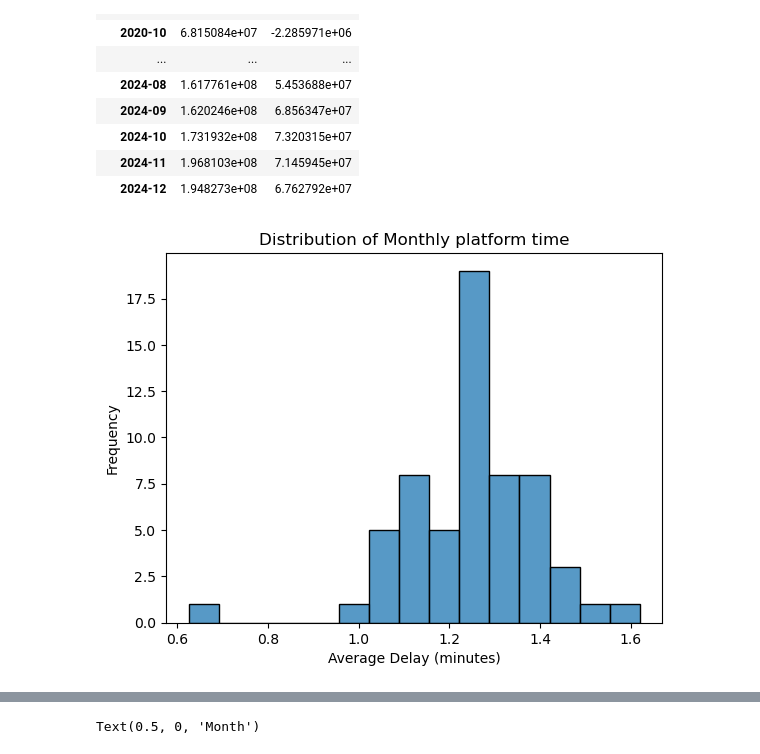
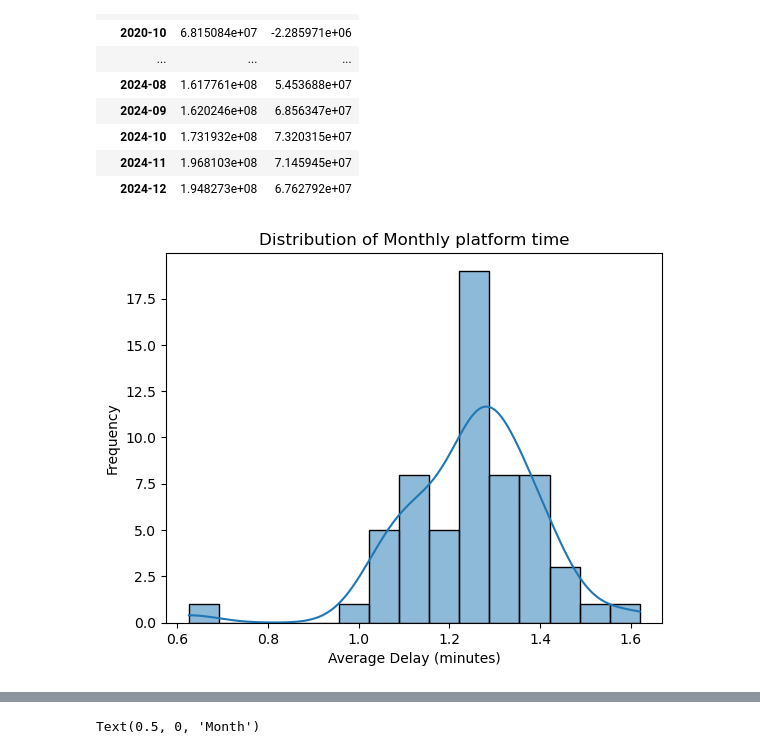
Before and after one commit to tali0n-git/MTA-subway-analysis, a Jupyter notebook: jessica-notebook.ipynb, the cells around one changed output, grey strips where cells are left out. Drawn from its saved outputs; the diff is of its cells as text; code cells hidden in the pictures.

```diff
--- a/jessica-notebook.ipynb
+++ b/jessica-notebook.ipynb
@@ -137,11 +137,13 @@ monthly_total
 | 2024-11 | 1.968103e+08 | 7.145945e+07 |
 | 2024-12 | 1.948273e+08 | 6.762792e+07 |
 # %%
-sns.histplot(monthly_delay['additional platform time'], bins=15)
+# Monthly delay for platform time
+
+sns.histplot(monthly_delay['additional platform time'], kde=True, bins=15)
 plt.title('Distribution of Monthly platform time')
 plt.xlabel('Average Delay (minutes)')
 plt.ylabel('Frequency')
 plt.show()
 # %% [output]
-[figure, old version]
+[figure, new version]
 # %%
```
Also changed, not shown: parts of 7 cells of this notebook.
